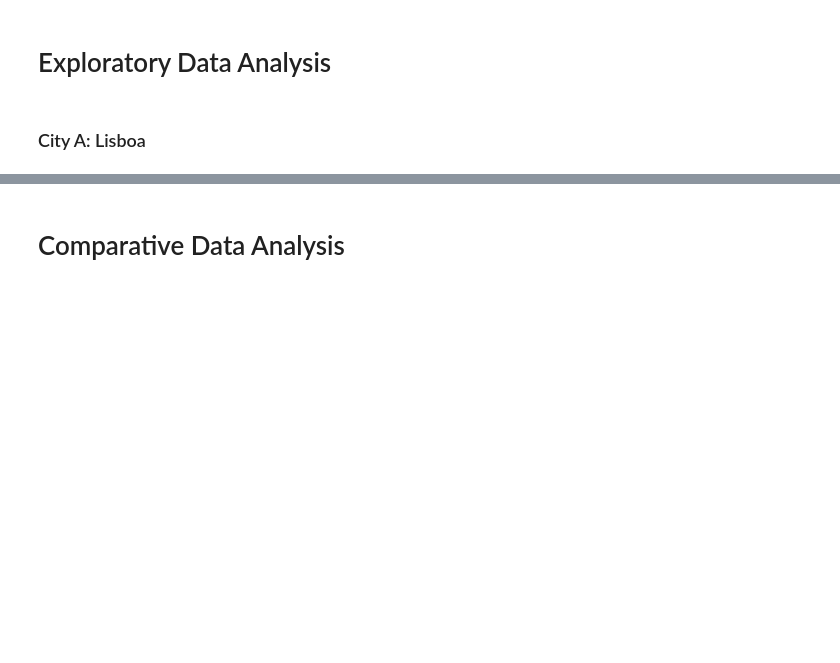
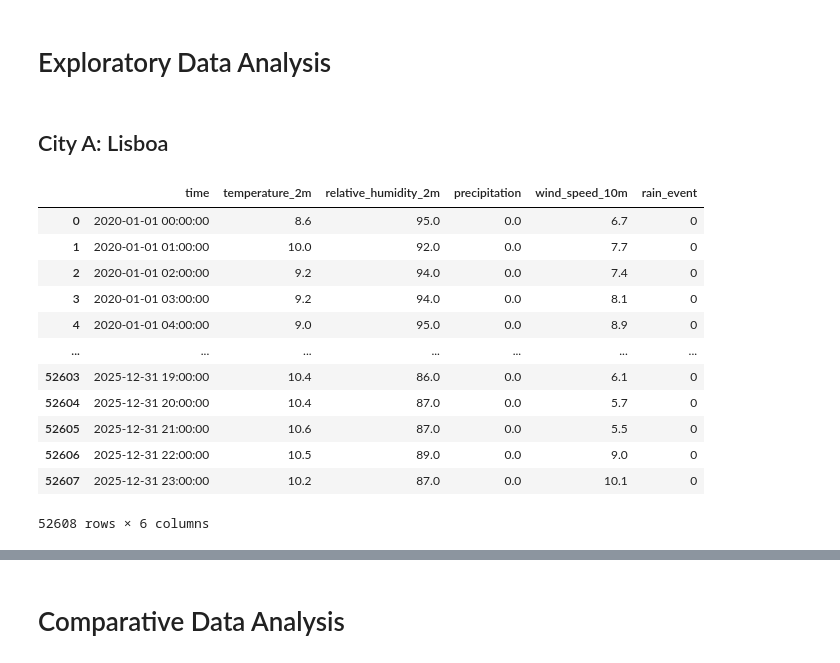
Before and after one commit to LouisSilva/Data-Stream-Mining-Practical-Assignment-1, a Jupyter notebook: practical_assignment.ipynb, the cells around one changed output, grey strips where cells are left out. Saved outputs shown, nothing was run; the diff lists cells and outputs as text; code cells hidden in the pictures; blank space fills up the shorter version.

```diff
--- a/practical_assignment.ipynb
+++ b/practical_assignment.ipynb
@@ -34,4 +37,20 @@ def get_fresh_dataframes_and_config() -> (dict, pd.DataFrame, pd.DataFrame):
 # %%
 config, df_lisboa, df_porto = get_fresh_dataframes_and_config()
 # %% [markdown]
-### City A: Lisboa
+## City A: Lisboa
+# %%
+display(df_lisboa)
+# %% [output]
+|  | time | temperature_2m | relative_humidity_2m | precipitation | wind_speed_10m | rain_event |
+| 0 | 2020-01-01 00:00:00 | 8.6 | 95.0 | 0.0 | 6.7 | 0 |
+| 1 | 2020-01-01 01:00:00 | 10.0 | 92.0 | 0.0 | 7.7 | 0 |
+| 2 | 2020-01-01 02:00:00 | 9.2 | 94.0 | 0.0 | 7.4 | 0 |
+| 3 | 2020-01-01 03:00:00 | 9.2 | 94.0 | 0.0 | 8.1 | 0 |
+| 4 | 2020-01-01 04:00:00 | 9.0 | 95.0 | 0.0 | 8.9 | 0 |
+| ... | ... | ... | ... | ... | ... | ... |
+| 52603 | 2025-12-31 19:00:00 | 10.4 | 86.0 | 0.0 | 6.1 | 0 |
+| 52604 | 2025-12-31 20:00:00 | 10.4 | 87.0 | 0.0 | 5.7 | 0 |
+| 52605 | 2025-12-31 21:00:00 | 10.6 | 87.0 | 0.0 | 5.5 | 0 |
+| 52606 | 2025-12-31 22:00:00 | 10.5 | 89.0 | 0.0 | 9.0 | 0 |
+| 52607 | 2025-12-31 23:00:00 | 10.2 | 87.0 | 0.0 | 10.1 | 0 |
+52608 rows × 6 columns
```
Also changed, not shown: parts of 15 cells of this notebook, 3 other files.
